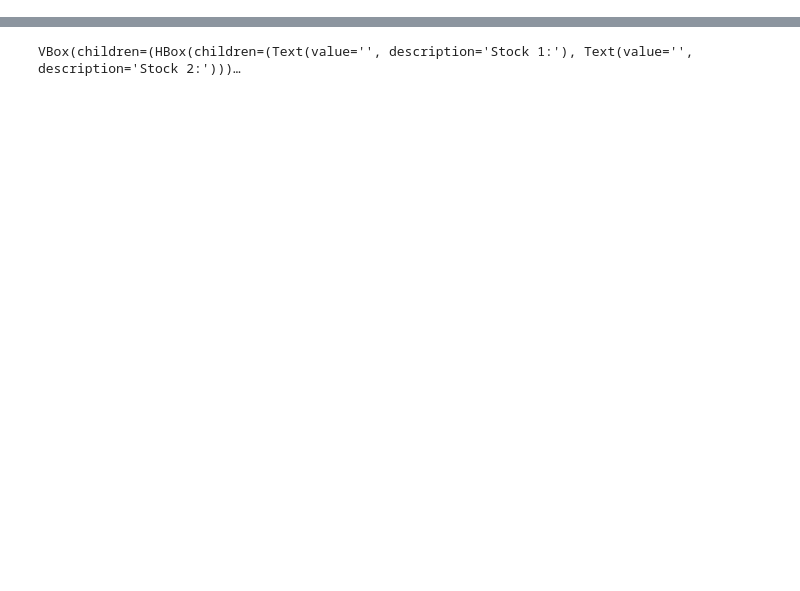
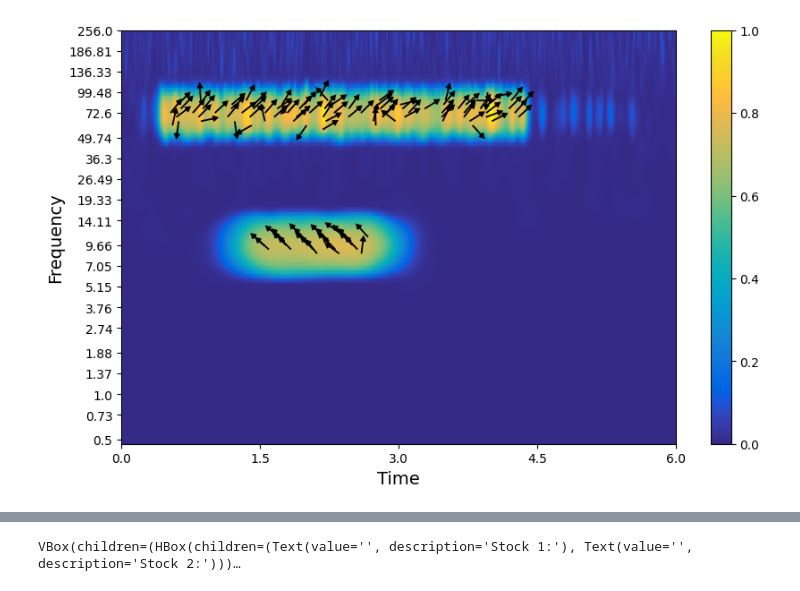
Before and after one commit to noshore5/Wavelet-Tech, a Jupyter notebook: finance/app copy.ipynb, the cells around one changed output, grey strips where cells are left out. Drawn from its saved outputs; the diff is of its cells as text; code cells hidden in the pictures; blank space fills up the shorter version.

```diff
--- a/finance/app copy.ipynb
+++ b/finance/app copy.ipynb
@@ -211,7 +205,8 @@ def coherence(coeffs1, coeffs2, freqs):
     coh = S12_smooth / (np.sqrt(S1_smooth) * np.sqrt(S2_smooth))
     return coh, freqs, S12
 # %%
-def transform(signal1,frame_rate,highest,lowest):
+def transform(signal1,frame_rate,highest,lowest,**kwargs):
+    #sampling_rate = kwargs.get('sampling_rate', 250)
     nfreqs = 100
     freqs, coeffs1 = fcwt.cwt(signal1,frame_rate,lowest,highest,nfreqs,nthreads = 4,scaling='log')
 
@@ -297,33 +295,35 @@ ax[1].grid(True)
 # %%
 def coherence_plot(coh,freqs,sampling_rate):
     y_values = np.logspace(np.log10(freqs[0]), np.log10(freqs[-1]), len(freqs))
 
     subsampled_indices = np.linspace(0, len(y_values) - 1, 20, dtype=int)
     subsampled_y_values = y_values[subsampled_indices]
     extent=[0, coh.shape[1]/sampling_rate, len(freqs),0]
     plt.figure(figsize=(10, 5));
     plt.imshow(coh, aspect='auto', extent=extent, cmap='Blues')
     plt.yticks(ticks=subsampled_indices, labels=[f"{y:.1f}" for y in subsampled_y_values])
 
     plt.colorbar(label='Coherence')
     plt.xlabel('Time (years)')
     plt.ylabel('Frequency (per year)')
     plt.title('Wavelet Coherence')
     plt.tight_layout()
     plt.show()
 
 def workflow(sig1,sig2,bounds,phase = True):
-    sampling_rate = 250 # Assuming days per year
+    sampling_rate = 1000 # Assuming days per year
     highest = bounds[0]
     lowest = bounds[1]
-    t1,_ = transform(sig1, 250, highest, lowest)
-    t2,freqs = transform(sig2, 250, highest, lowest)
+    t1,_ = transform(sig1, sampling_rate, highest, lowest)
+    t2,freqs = transform(sig2, sampling_rate, highest, lowest)
     coh, _, S12 = coherence(t1, t2, freqs)
     if phase:
-        coherence_plot_with_arrows(coh, freqs, S12)
+        coherence_plot_with_arrows(coh, freqs, S12,sampling_rate = sampling_rate)
     else:
         coherence_plot(coh, freqs, 250)
     return freqs,S12,coh
 
 
-workflow()
+freqs,_,_ = workflow(y,x,[256,0.5]);
+# %% [output]
+[figure, added]
```
Also changed, not shown: parts of 7 cells of this notebook, 3 other files.
